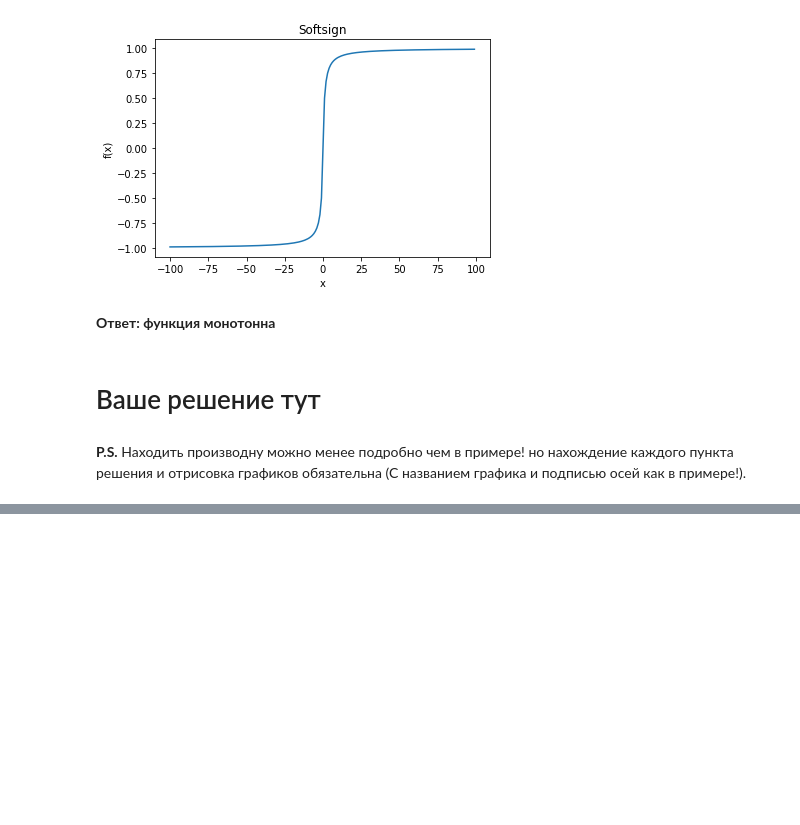
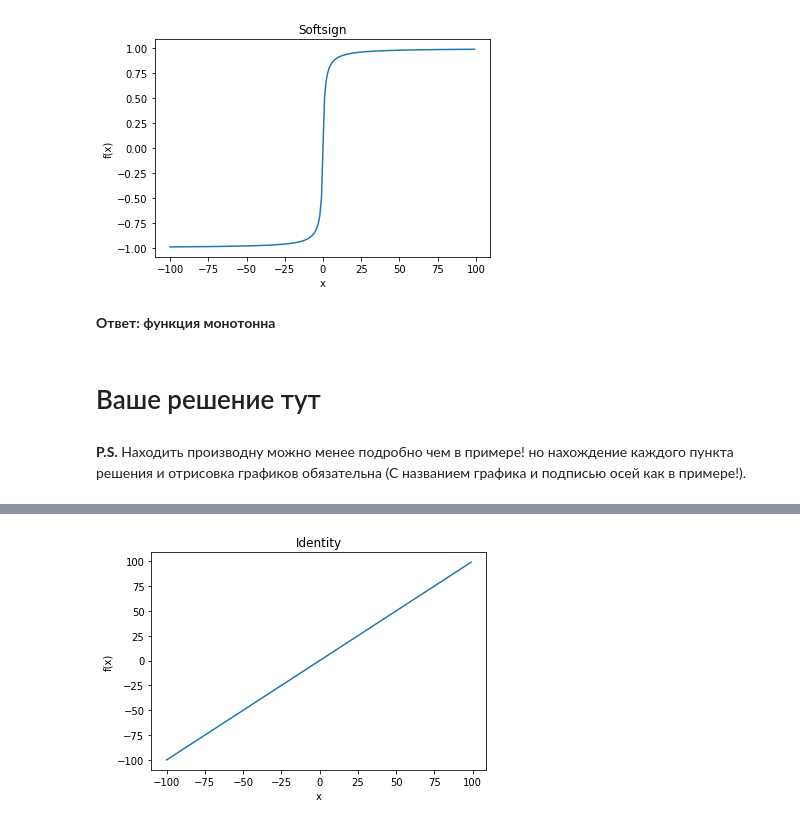
Before and after one commit to alexmal2804/hwds, a Jupyter notebook: Копия_блокнота_"HW_8_lesson_ipynb".ipynb, the cells around one changed output, grey strips where cells are left out. Saved outputs shown, nothing was run; the diff lists cells and outputs as text; code cells hidden in the pictures; blank space fills up the shorter version.

```diff
--- a/Копия_блокнота_"HW_8_lesson_ipynb".ipynb
+++ b/Копия_блокнота_"HW_8_lesson_ipynb".ipynb
@@ -358,0 +387,12 @@ plt.show()
+# %%
+def f(x):
+    return x
+
+a = np.arange(-100, 100)
+plt.plot(a, f(a))
+plt.title('Identity')
+plt.xlabel('x')
+plt.ylabel('f(x)')
+plt.show()
+# %% [output]
+[figure, added]
```
Also changed, not shown: parts of 20 cells of this notebook.
